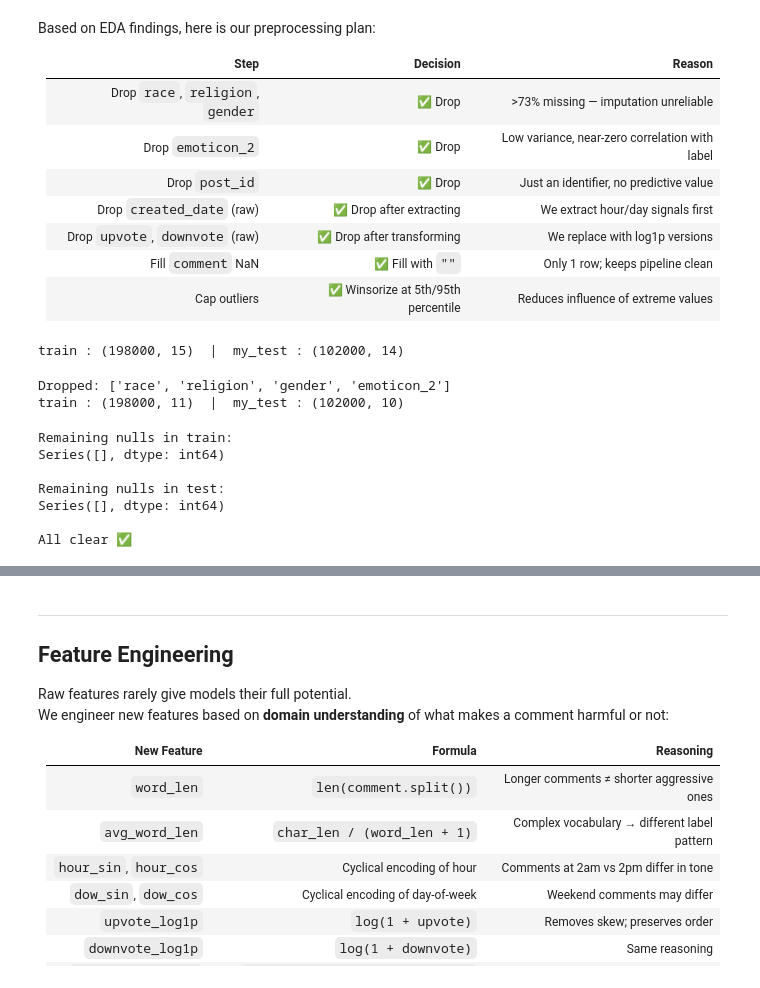
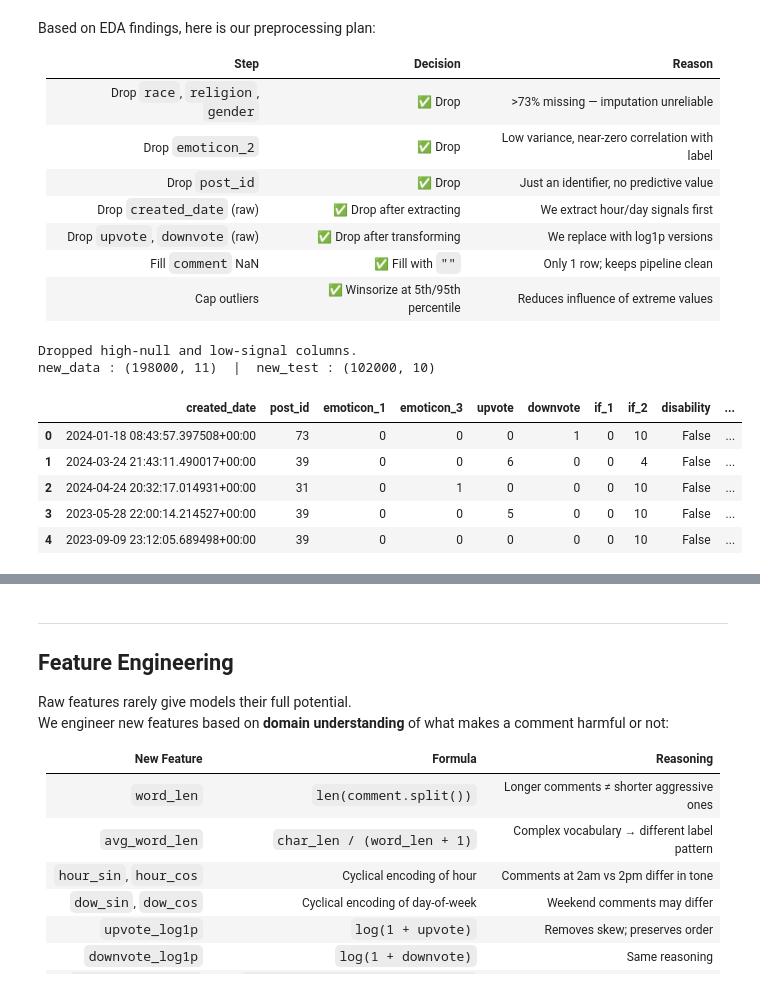
Before and after one commit to 23f3001800/Comment-Category-Prediction-Challenge, a Jupyter notebook: 23f3001800-notebook-t12026.ipynb, the cells around one changed output, grey strips where cells are left out. Saved outputs shown, nothing was run; the diff lists cells and outputs as text; code cells hidden in the pictures.

```diff
--- a/23f3001800-notebook-t12026.ipynb
+++ b/23f3001800-notebook-t12026.ipynb
@@ -442,42 +448,30 @@ Based on EDA findings, here is our preprocessing plan:
 | Drop `upvote`, `downvote` (raw) | ✅ Drop after transforming | We replace with log1p versions |
 | Fill `comment` NaN | ✅ Fill with `""` | Only 1 row; keeps pipeline clean |
 | Cap outliers | ✅ Winsorize at 5th/95th percentile | Reduces influence of extreme values |
-# %%
-train = data.copy()
-my_test = test.copy()
-print(f"train : {train.shape}  |  my_test : {my_test.shape}")
-# %% [output]
-train : (198000, 15)  |  my_test : (102000, 14)
-# %%
-# Drop columns with >70% missing values (race, religion, gender)
-# And aslo  drop emoticon_2 here (low variance + correlation finding from EDA)
-cols_to_drop = ['race', 'religion', 'gender', 'emoticon_2']
-
-train   = train.drop(columns=cols_to_drop)
-my_test = my_test.drop(columns=cols_to_drop)
-
-print("Dropped:", cols_to_drop)
-print(f"train : {train.shape}  |  my_test : {my_test.shape}")
-# %% [output]
-Dropped: ['race', 'religion', 'gender', 'emoticon_2']
-train : (198000, 11)  |  my_test : (102000, 10)
-# %%
-# Fill the single missing comment in train with empty string
-# (1 out of 198000 rows — not worth dropping the row)
-train["comment"]   = train["comment"].fillna("")
-my_test["comment"] = my_test["comment"].fillna("")
-
-# Verify — no more missing values in columns we'll use
-print("Remaining nulls in train:")
-print(train.isnull().sum()[train.isnull().sum() > 0])
-print("\nRemaining nulls in test:")
-print(my_test.isnull().sum()[my_test.isnull().sum() > 0])
-print("\nAll clear ✅" if train.isnull().sum().sum() == 0 else "Still has nulls!")
-# %% [output]
-Remaining nulls in train:
-Series([], dtype: int64)
-
-Remaining nulls in test:
-Series([], dtype: int64)
-
-All clear ✅
+# %%
+# Working copies — we never modify the original loaded dataframes
+new_data = data.copy()
+new_test = test.copy()
+
+# Drop columns with >70% missing (race, religion, gender)
+# and emoticon_2 (near-zero variance and near-zero label correlation — found in EDA)
+cols_to_drop = ['race', 'religion', 'gender', 'emoticon_2']
+new_data = new_data.dropna(axis=1, thresh=int(0.3 * len(new_data)))
+new_test = new_test.dropna(axis=1, thresh=int(0.3 * len(new_test)))
+
+# Also explicitly drop emoticon_2 if not already gone
+new_data = new_data.drop(columns=['emoticon_2'], errors='ignore')
+new_test = new_test.drop(columns=['emoticon_2'], errors='ignore')
+
+print("Dropped high-null and low-signal columns.")
+print(f"new_data : {new_data.shape}  |  new_test : {new_test.shape}")
+display(new_data.head())
+# %% [output]
+Dropped high-null and low-signal columns.
+new_data : (198000, 11)  |  new_test : (102000, 10)
+|  | created_date | post_id | emoticon_1 | emoticon_3 | upvote | downvote | if_1 | if_2 | disability | ... |
+| 0 | 2024-01-18 08:43:57.397508+00:00 | 73 | 0 | 0 | 0 | 1 | 0 | 10 | False | ... |
+| 1 | 2024-03-24 21:43:11.490017+00:00 | 39 | 0 | 0 | 6 | 0 | 0 | 4 | False | ... |
+| 2 | 2024-04-24 20:32:17.014931+00:00 | 31 | 0 | 1 | 0 | 0 | 0 | 10 | False | ... |
+| 3 | 2023-05-28 22:00:14.214527+00:00 | 39 | 0 | 0 | 5 | 0 | 0 | 10 | False | ... |
+| 4 | 2023-09-09 23:12:05.689498+00:00 | 39 | 0 | 0 | 0 | 0 | 0 | 10 | False | ... |
```
Also changed, not shown: parts of 69 cells of this notebook.
